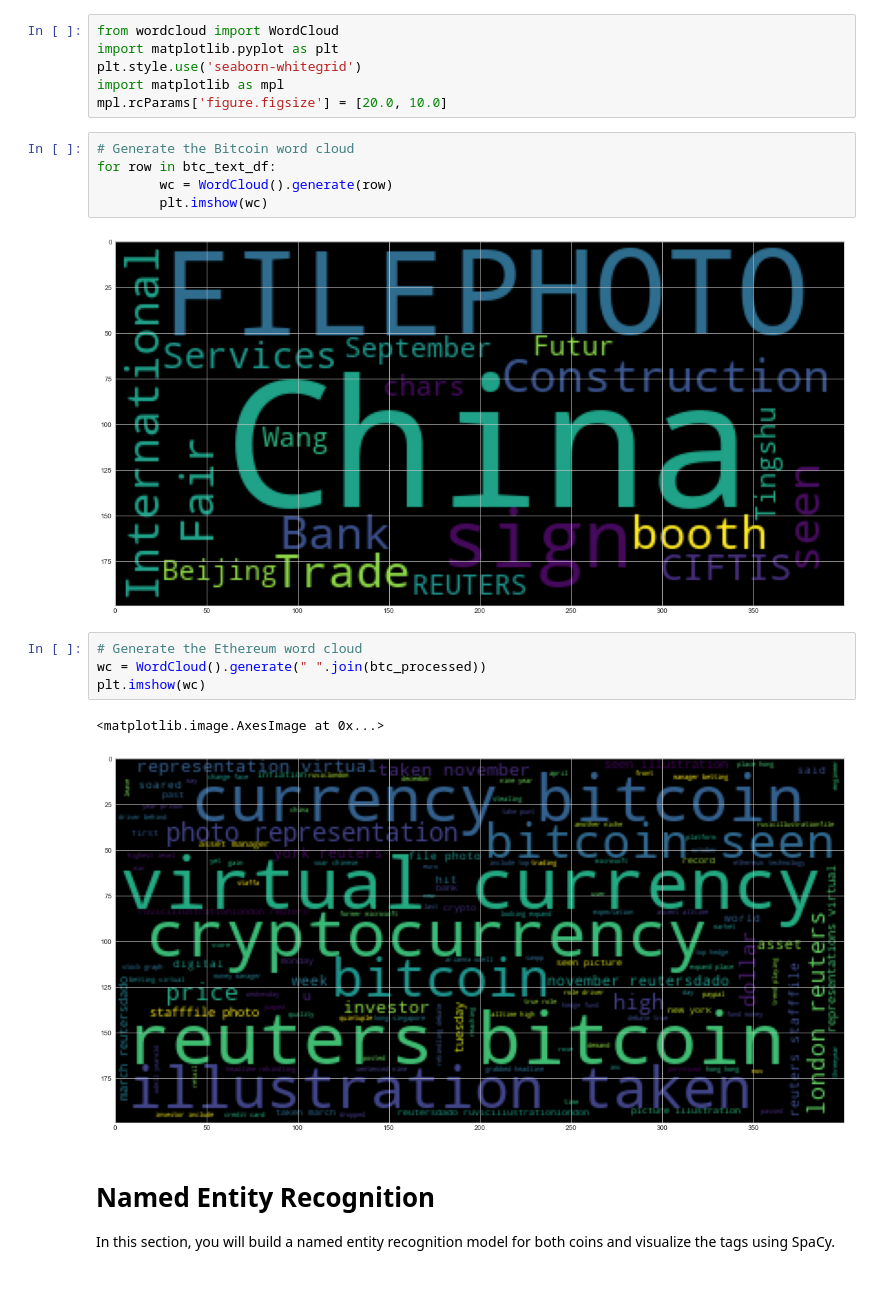
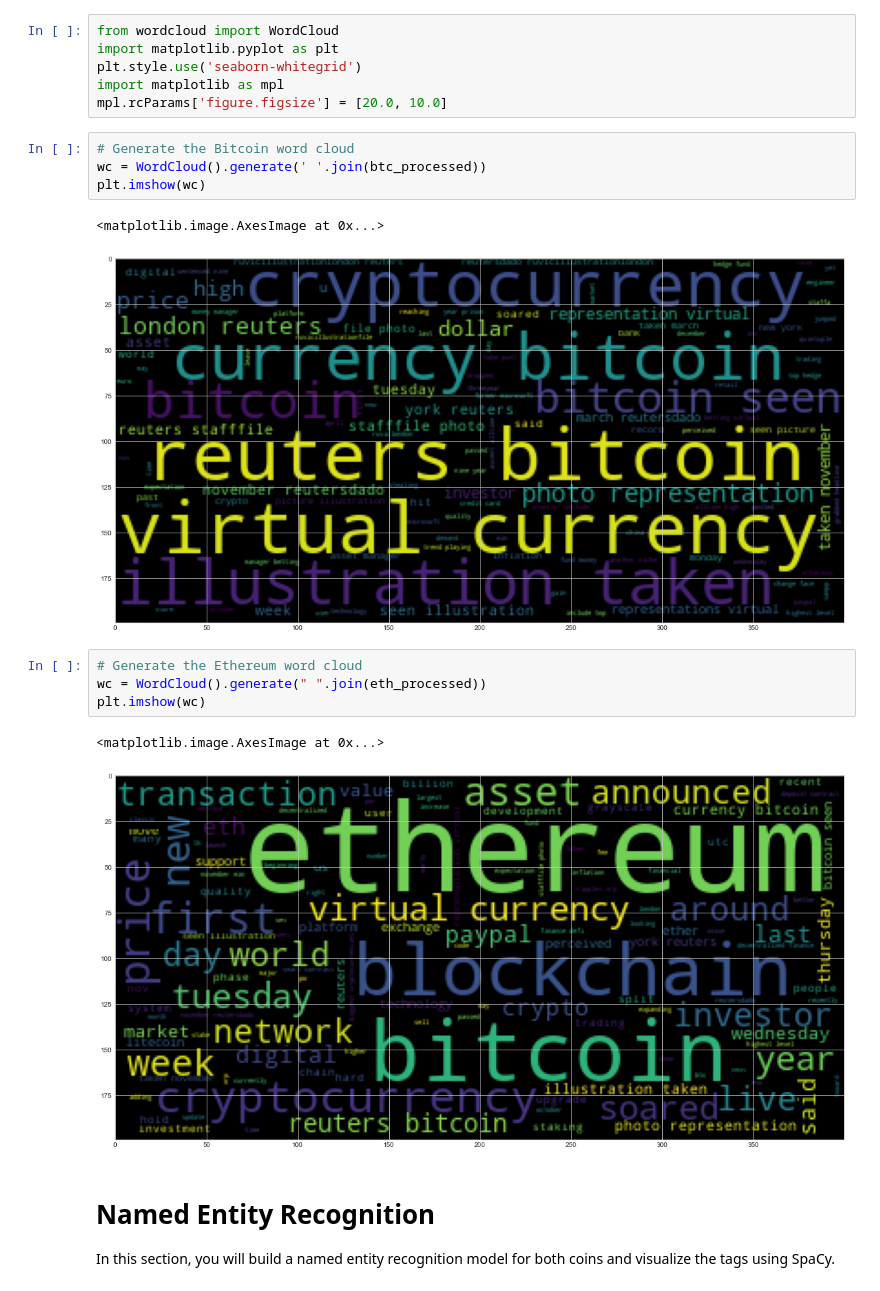
Before and after one commit to dbogatic/sentiment-analysis-NLP, a Jupyter notebook: crypto_sentiment.ipynb, the cells around one changed output. Drawn from its saved outputs; the diff is of its cells as text.

```diff
--- a/crypto_sentiment.ipynb
+++ b/crypto_sentiment.ipynb
@@ -451,18 +451,18 @@ import matplotlib as mpl
 mpl.rcParams['figure.figsize'] = [20.0, 10.0]
 # %%
 # Generate the Bitcoin word cloud
-for row in btc_text_df:
-        wc = WordCloud().generate(row)
-        plt.imshow(wc)
+wc = WordCloud().generate(' '.join(btc_processed))
+plt.imshow(wc)
 # %% [output]
+<matplotlib.image.AxesImage at 0x...>
-[figure, old version]
+[figure, new version]
 # %%
 # Generate the Ethereum word cloud
-wc = WordCloud().generate(" ".join(btc_processed))
+wc = WordCloud().generate(" ".join(eth_processed))
 plt.imshow(wc)
 # %% [output]
 <matplotlib.image.AxesImage at 0x...>
-[figure, old version]
+[figure, new version]
 # %% [markdown]
 # Named Entity Recognition
 
```
Also changed, not shown: parts of 16 cells of this notebook.
